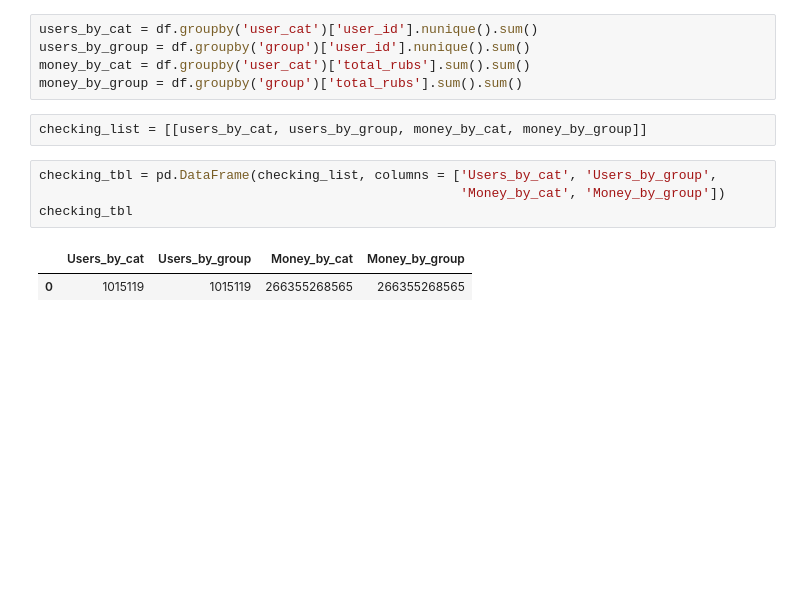
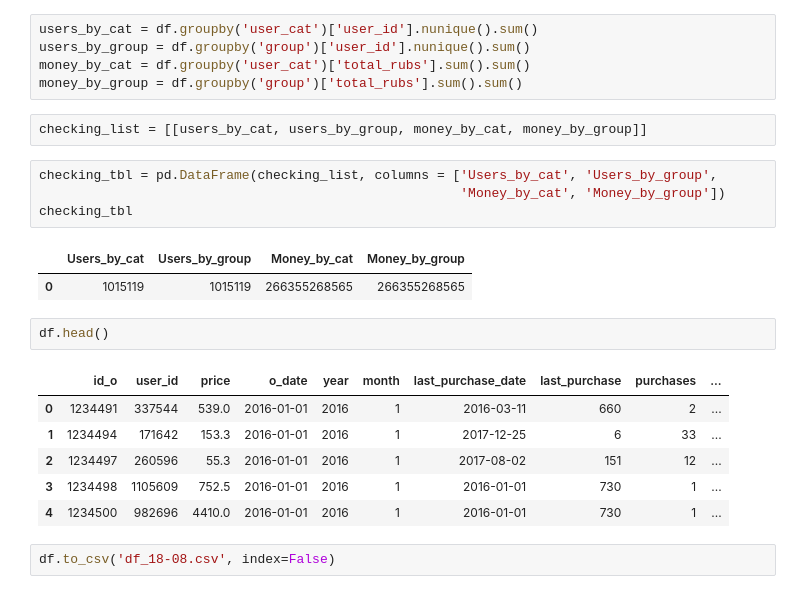
Before and after one commit to RifaatMZ/Databases-For-Analysts, a Jupyter notebook: HW1/task_1.ipynb, the cells around one changed output. Saved outputs shown, nothing was run; the diff lists cells and outputs as text; blank space fills up the shorter version.

```diff
--- a/HW1/task_1.ipynb
+++ b/HW1/task_1.ipynb
@@ -460,3 +460,14 @@ checking_tbl
 # %% [output]
 |  | Users_by_cat | Users_by_group | Money_by_cat | Money_by_group |
 | 0 | 1015119 | 1015119 | 266355268565 | 266355268565 |
+# %%
+df.head()
+# %% [output]
+|  | id_o | user_id | price | o_date | year | month | last_purchase_date | last_purchase | purchases | ... |
+| 0 | 1234491 | 337544 | 539.0 | 2016-01-01 | 2016 | 1 | 2016-03-11 | 660 | 2 | ... |
+| 1 | 1234494 | 171642 | 153.3 | 2016-01-01 | 2016 | 1 | 2017-12-25 | 6 | 33 | ... |
+| 2 | 1234497 | 260596 | 55.3 | 2016-01-01 | 2016 | 1 | 2017-08-02 | 151 | 12 | ... |
+| 3 | 1234498 | 1105609 | 752.5 | 2016-01-01 | 2016 | 1 | 2016-01-01 | 730 | 1 | ... |
+| 4 | 1234500 | 982696 | 4410.0 | 2016-01-01 | 2016 | 1 | 2016-01-01 | 730 | 1 | ... |
+# %%
+df.to_csv('df_18-08.csv', index=False)
```
